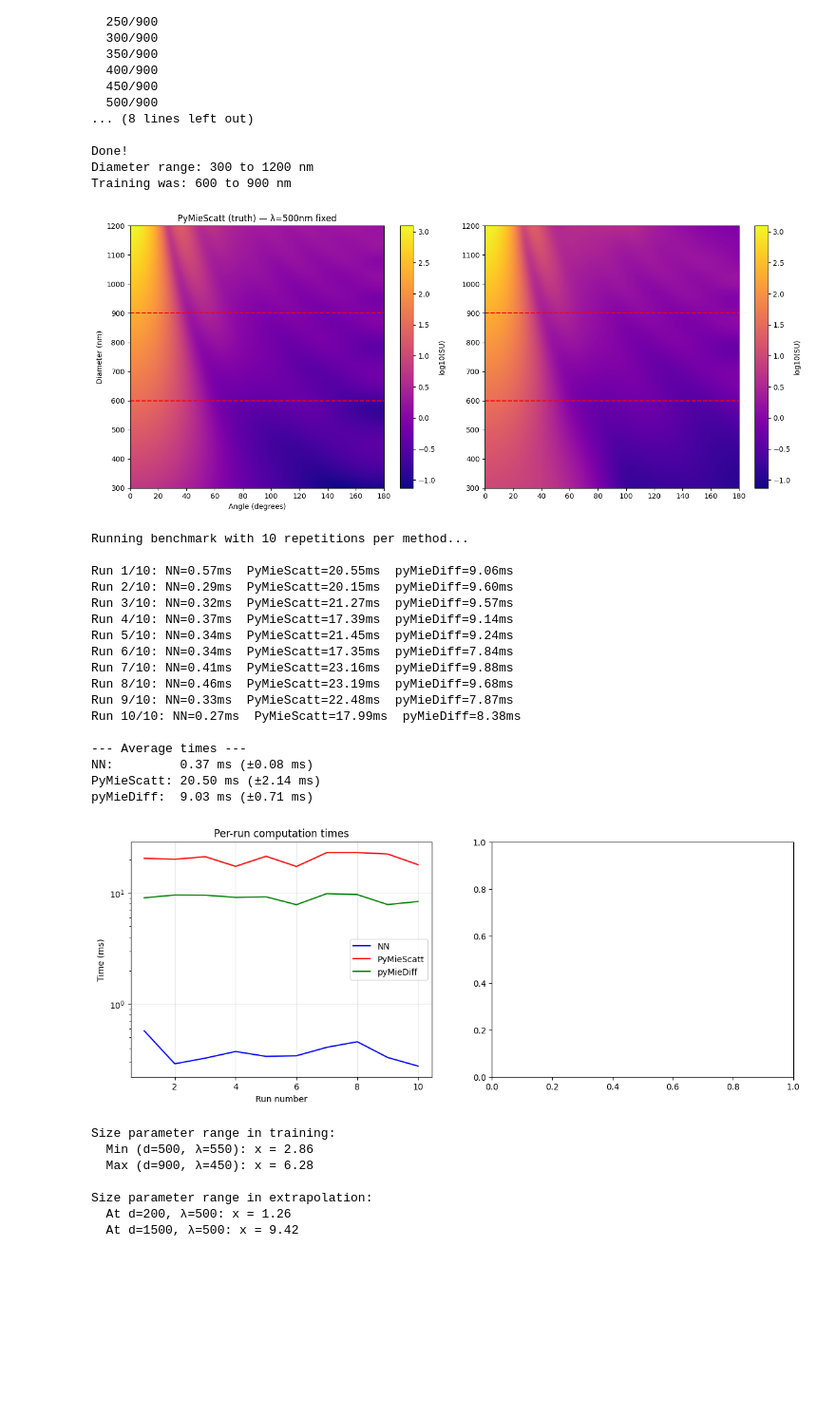
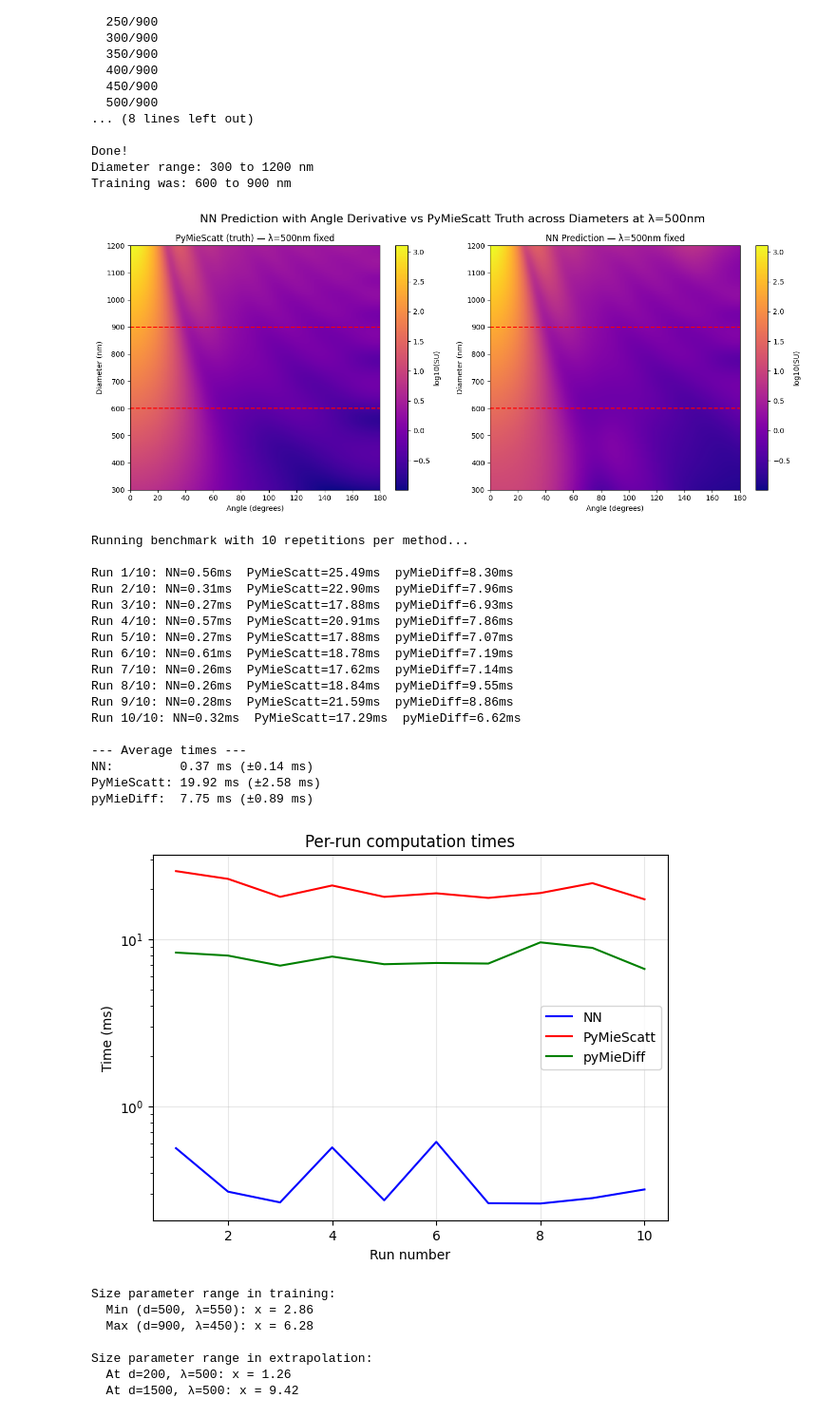
Before and after one commit to james-613/Modified_pyMieScatt_NN, a Jupyter notebook: mie_theory_NN_with_derivatives.ipynb, the cells around one changed output. Shown at 95% size. Saved outputs shown, nothing was run; the diff lists cells and outputs as text; code cells hidden in the pictures; blank space fills up the shorter version.

```diff
--- a/mie_theory_NN_with_derivatives.ipynb
+++ b/mie_theory_NN_with_derivatives.ipynb
@@ -209,10 +209,25 @@ particle_inputs shape: (1000, 181, 5)
 particle_outputs shape: (1000, 181)
 particle_derivatives shape: (1000, 181)
 # %%
+
+
+inputs_saved = np.load('inputs_5d.npy')           # (N, 5)
+outputs_saved = np.load('outputs_5d.npy')         # (N, 1)
+derivatives_saved = np.load('derivatives_5d.npy') # (N, 5)
+
+for i in range(10):
+    print(f"Sample {i}:")
+    print(f"  Input (n, k, wavelength, diameter, theta): {inputs_saved[i]}")
+    print(f"  Output (scattering): {outputs_saved[i]}")
+    print(f"  Derivatives (dn, dk, dwavelength, ddiameter, dtheta): {derivatives_saved[i]}")
+    print()
+
+
+derivatives_only_angle = derivatives_saved[:, 4] # extract just the angle derivatives for comparison
 # flatten particle data for training
-inputs = particle_inputs.reshape(-1, 5) # each entry should have each of the 5 params
-outputs = particle_outputs.reshape(-1, 1)
-derivatives = particle_derivatives.reshape(-1, 1)
+inputs = inputs_saved.reshape(-1, 5) # each entry should have each of the 5 params
+outputs = outputs_saved.reshape(-1, 1)
+derivatives = derivatives_only_angle.reshape(-1, 1)
 
 N_SAMPLES = inputs.shape[0] # num of rows in inputs
 
@@ -673,6 +698,6 @@ Mean squared error (in log space): 9.572935e-02
 # %%
 N_D_SPANNING_DATA = 900
-m = complex(1.6, 0.81) # match the m value the NN was trained on
+m = complex(1.6, 1.0) # match the m value the NN was trained on
 fixed_lambda = 500 # I will be varying diameter not wavelength
 
 # Log-spaced diameter sweep — wider than training range
@@ -728,7 +753,7 @@ Diameter range: 300 to 1200 nm
 Training was: 600 to 900 nm
 # %%
 fig, axes = plt.subplots(1, 2, figsize=(14, 6))
-
+fig.suptitle(f"NN Prediction with Angle Derivative vs PyMieScatt Truth across Diameters at λ={fixed_lambda}nm", fontsize=16)
 # Use the same color scale across both plots so they're directly comparable
 vmin = np.log10(truth).min()
 vmax = np.log10(truth).max()
@@ -754,6 +779,9 @@ im2 = axes[1].imshow(
     extent=[0, 180, d_span[0], d_span[-1]],
     cmap='plasma', vmin=vmin, vmax=vmax
 )
+axes[1].set_title(f"NN Prediction — λ={fixed_lambda}nm fixed")
+axes[1].set_xlabel("Angle (degrees)")
+axes[1].set_ylabel("Diameter (nm)")
 
 plt.colorbar(im1, ax=axes[1], label='log10(SU)')
 
@@ -764,7 +792,7 @@ axes[1].axhline(y=900, color='r', linestyle='--')   # ← call on axes[1]
 plt.tight_layout()
 plt.show()
 # %% [output]
-[figure, old version]
+[figure, new version]
 # %%
 import time
 
@@ -803,57 +831,57 @@ for run in range(N_RUNS):
     start = time.time()
     wl0 = torch.tensor([float(wavelength)])
     k0 = 2 * torch.pi / wl0
     p = pmd.Particle(
         r_layers=[diameter/2],
         mat_layers=[n + k*1j],
         mat_env=1.00
     )
     theta_t = torch.arange(0, 181) * torch.pi/181
     angle_scattering = p.get_angular_scattering(k0=k0, theta=theta_t)
     pymiediff_times.append(time.time() - start)
 
     print(f"Run {run+1}/{N_RUNS}: NN={nn_times[-1]*1000:.2f}ms  PyMieScatt={pymiescatt_times[-1]*1000:.2f}ms  pyMieDiff={pymiediff_times[-1]*1000:.2f}ms")
 
 # Summary stats
 print(f"\n--- Average times ---")
 print(f"NN:         {np.mean(nn_times)*1000:.2f} ms (±{np.std(nn_times)*1000:.2f} ms)")
 print(f"PyMieScatt: {np.mean(pymiescatt_times)*1000:.2f} ms (±{np.std(pymiescatt_times)*1000:.2f} ms)")
 print(f"pyMieDiff:  {np.mean(pymiediff_times)*1000:.2f} ms (±{np.std(pymiediff_times)*1000:.2f} ms)")
 
 # Plot
-fig, axes = plt.subplots(1, 2, figsize=(14, 5))
+fig, axes = plt.subplots(1, 1, figsize=(7, 5))
 
 # Left: time series of each run
-axes[0].plot(range(1, N_RUNS+1), [t*1000 for t in nn_times], label='NN', color='blue')
-axes[0].plot(range(1, N_RUNS+1), [t*1000 for t in pymiescatt_times], label='PyMieScatt', color='red')
-axes[0].plot(range(1, N_RUNS+1), [t*1000 for t in pymiediff_times], label='pyMieDiff', color='green')
-axes[0].set_xlabel('Run number')
-axes[0].set_ylabel('Time (ms)')
-axes[0].set_title('Per-run computation times')
-axes[0].set_yscale('log')
-axes[0].legend()
-axes[0].grid(True, alpha=0.3)
+axes.plot(range(1, N_RUNS+1), [t*1000 for t in nn_times], label='NN', color='blue')
+axes.plot(range(1, N_RUNS+1), [t*1000 for t in pymiescatt_times], label='PyMieScatt', color='red')
+axes.plot(range(1, N_RUNS+1), [t*1000 for t in pymiediff_times], label='pyMieDiff', color='green')
+axes.set_xlabel('Run number')
+axes.set_ylabel('Time (ms)')
+axes.set_title('Per-run computation times')
+axes.set_yscale('log')
+axes.legend()
+axes.grid(True, alpha=0.3)
 
 plt.show()
 # %% [output]
 Running benchmark with 10 repetitions per method...
 
-Run 1/10: NN=0.57ms  PyMieScatt=20.55ms  pyMieDiff=9.06ms
-Run 2/10: NN=0.29ms  PyMieScatt=20.15ms  pyMieDiff=9.60ms
-Run 3/10: NN=0.32ms  PyMieScatt=21.27ms  pyMieDiff=9.57ms
-Run 4/10: NN=0.37ms  PyMieScatt=17.39ms  pyMieDiff=9.14ms
-Run 5/10: NN=0.34ms  PyMieScatt=21.45ms  pyMieDiff=9.24ms
-Run 6/10: NN=0.34ms  PyMieScatt=17.35ms  pyMieDiff=7.84ms
-Run 7/10: NN=0.41ms  PyMieScatt=23.16ms  pyMieDiff=9.88ms
-Run 8/10: NN=0.46ms  PyMieScatt=23.19ms  pyMieDiff=9.68ms
-Run 9/10: NN=0.33ms  PyMieScatt=22.48ms  pyMieDiff=7.87ms
-Run 10/10: NN=0.27ms  PyMieScatt=17.99ms  pyMieDiff=8.38ms
+Run 1/10: NN=0.56ms  PyMieScatt=25.49ms  pyMieDiff=8.30ms
+Run 2/10: NN=0.31ms  PyMieScatt=22.90ms  pyMieDiff=7.96ms
+Run 3/10: NN=0.27ms  PyMieScatt=17.88ms  pyMieDiff=6.93ms
+Run 4/10: NN=0.57ms  PyMieScatt=20.91ms  pyMieDiff=7.86ms
+Run 5/10: NN=0.27ms  PyMieScatt=17.88ms  pyMieDiff=7.07ms
+Run 6/10: NN=0.61ms  PyMieScatt=18.78ms  pyMieDiff=7.19ms
+Run 7/10: NN=0.26ms  PyMieScatt=17.62ms  pyMieDiff=7.14ms
+Run 8/10: NN=0.26ms  PyMieScatt=18.84ms  pyMieDiff=9.55ms
+Run 9/10: NN=0.28ms  PyMieScatt=21.59ms  pyMieDiff=8.86ms
+Run 10/10: NN=0.32ms  PyMieScatt=17.29ms  pyMieDiff=6.62ms
 
 --- Average times ---
-NN:         0.37 ms (±0.08 ms)
-PyMieScatt: 20.50 ms (±2.14 ms)
-pyMieDiff:  9.03 ms (±0.71 ms)
+NN:         0.37 ms (±0.14 ms)
+PyMieScatt: 19.92 ms (±2.58 ms)
+pyMieDiff:  7.75 ms (±0.89 ms)
-[figure, old version]
+[figure, new version]
 # %%
 print(f"Size parameter range in training:")
 print(f"  Min (d=500, λ=550): x = {np.pi * 500 / 550:.2f}")
```
Also changed, not shown: parts of 7 cells of this notebook, 5 other files.
